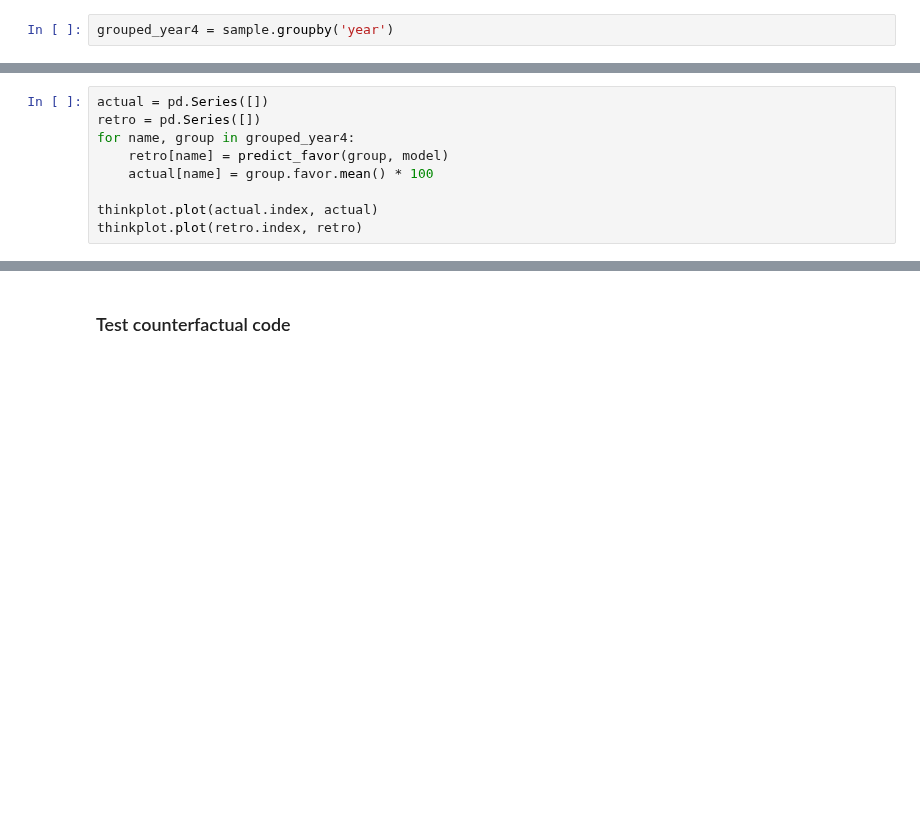
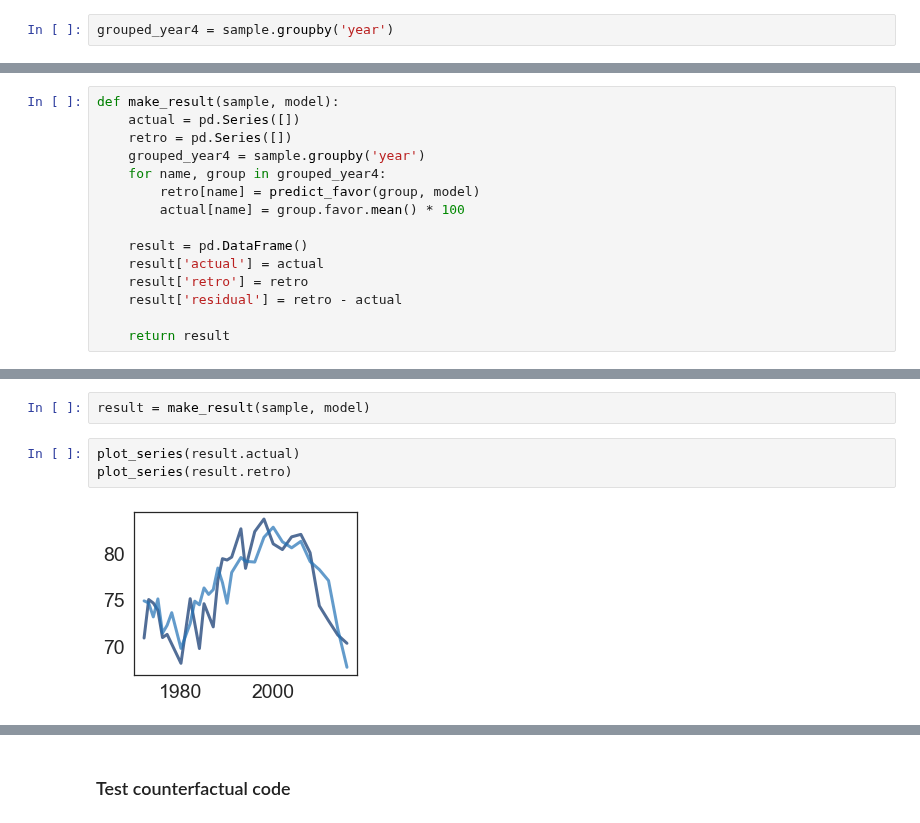
Before and after one commit to AllenDowney/GssReligion, a Jupyter notebook: gss_gun.ipynb, the cells around one changed output, grey strips where cells are left out. Drawn from its saved outputs; the diff is of its cells as text; blank space fills up the shorter version.

```diff
--- a/gss_gun.ipynb
+++ b/gss_gun.ipynb
@@ -1340,9 +1340,15 @@ for name, group in grouped_year4:
 # %%
-actual = pd.Series([])
-retro = pd.Series([])
-for name, group in grouped_year4:
-    retro[name] = predict_favor(group, model)
-    actual[name] = group.favor.mean() * 100
+def make_result(sample, model):
+    actual = pd.Series([])
+    retro = pd.Series([])
+    grouped_year4 = sample.groupby('year')
+    for name, group in grouped_year4:
+        retro[name] = predict_favor(group, model)
+        actual[name] = group.favor.mean() * 100
 
-thinkplot.plot(actual.index, actual)
-thinkplot.plot(retro.index, retro)
+    result = pd.DataFrame()
+    result['actual'] = actual
+    result['retro'] = retro
+    result['residual'] = retro - actual
+
+    return result
@@ -1354,0 +1362,7 @@ NameError: name 'stop' is not defined
+# %%
+result = make_result(sample, model)
+# %%
+plot_series(result.actual)
+plot_series(result.retro)
+# %% [output]
+[figure, added]
```
Also changed, not shown: parts of 65 cells of this notebook.
